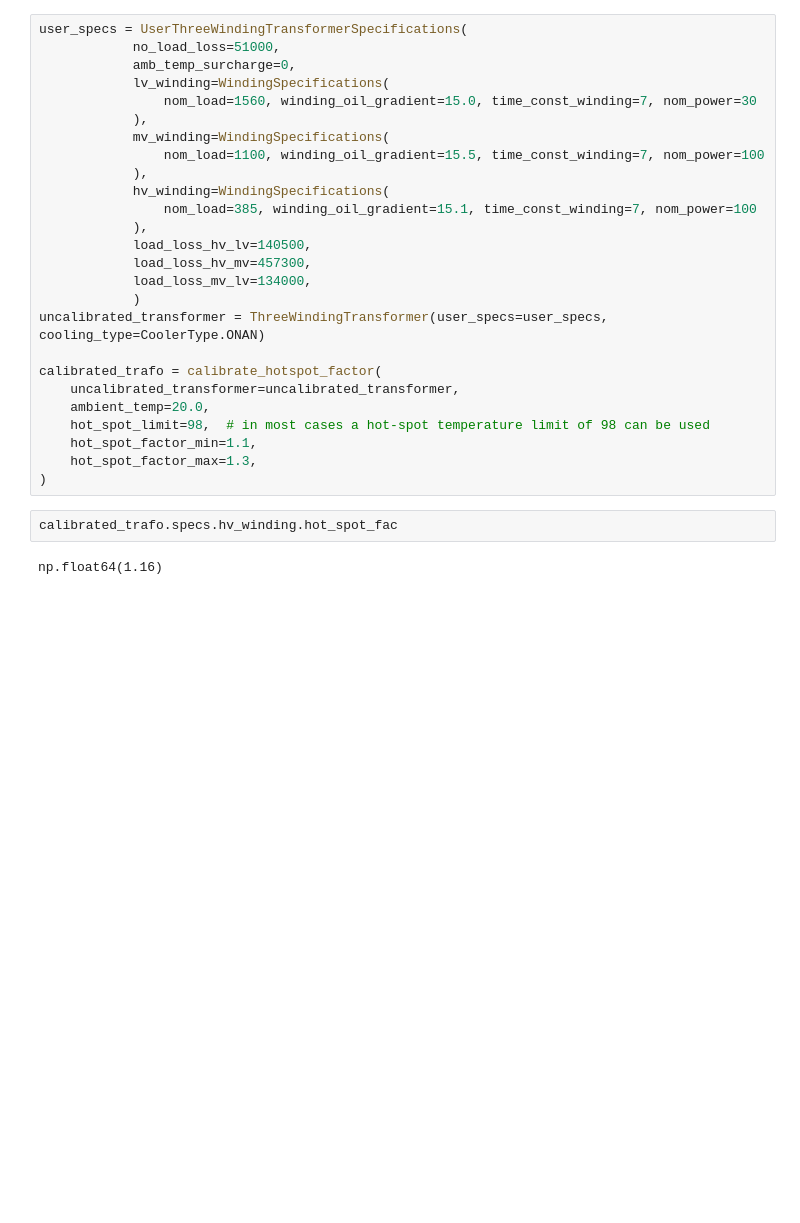
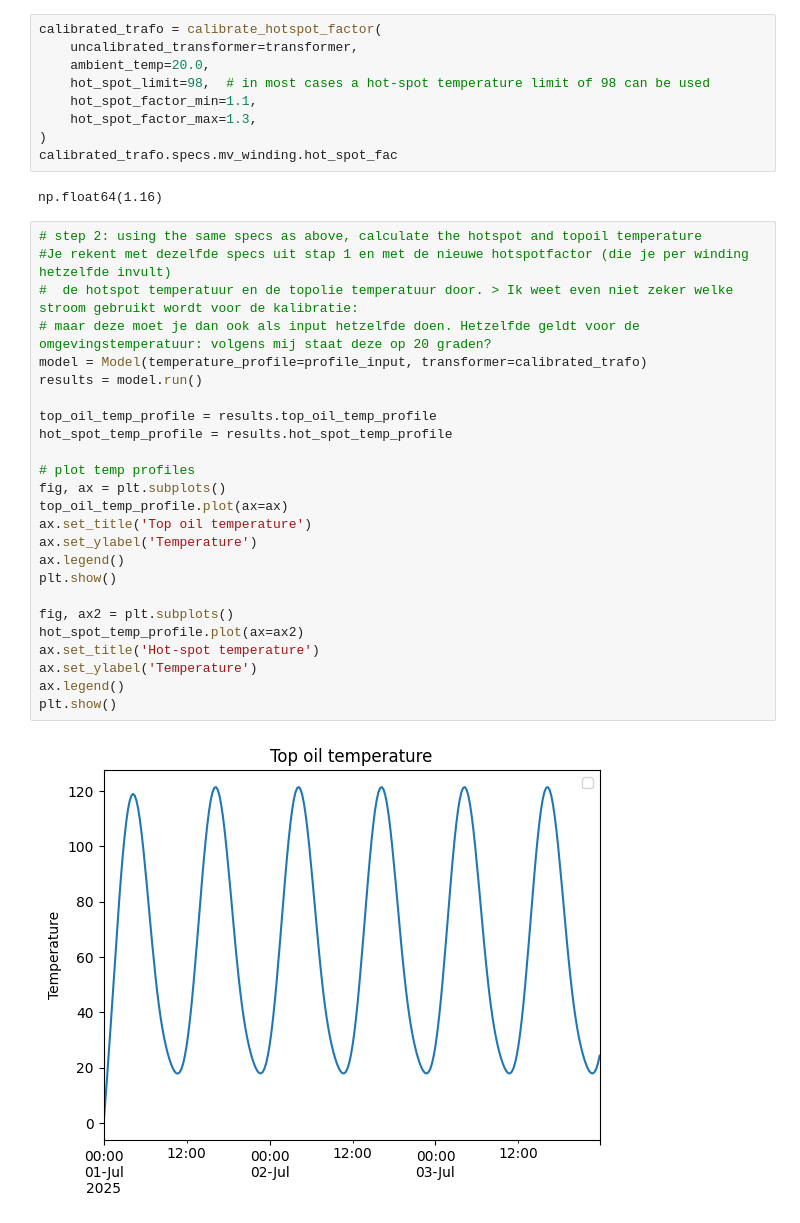
Before and after one commit to alliander-opensource/transformer-thermal-model, a Jupyter notebook: transformer_thermal_model/hot_spot_calibration/test_hotspot_calibration.ipynb, the cells around one changed output. Saved outputs shown, nothing was run; the diff lists cells and outputs as text; blank space fills up the shorter version.

```diff
--- a/transformer_thermal_model/hot_spot_calibration/test_hotspot_calibration.ipynb
+++ b/transformer_thermal_model/hot_spot_calibration/test_hotspot_calibration.ipynb
@@ -123,30 +136,38 @@ winding_oil_gradient=20.0 time_const_winding=1.0 hot_spot_fac=1.3 nom_load=1000.
 # %%
-user_specs = UserThreeWindingTransformerSpecifications(
-            no_load_loss=51000,
-            amb_temp_surcharge=0,
-            lv_winding=WindingSpecifications(
-                nom_load=1560, winding_oil_gradient=15.0, time_const_winding=7, nom_power=30
-            ),
-            mv_winding=WindingSpecifications(
-                nom_load=1100, winding_oil_gradient=15.5, time_const_winding=7, nom_power=100
-            ),
-            hv_winding=WindingSpecifications(
-                nom_load=385, winding_oil_gradient=15.1, time_const_winding=7, nom_power=100
-            ),
-            load_loss_hv_lv=140500,
-            load_loss_hv_mv=457300,
-            load_loss_mv_lv=134000,
-            )
-uncalibrated_transformer = ThreeWindingTransformer(user_specs=user_specs, cooling_type=CoolerType.ONAN)
-
 calibrated_trafo = calibrate_hotspot_factor(
-    uncalibrated_transformer=uncalibrated_transformer,
+    uncalibrated_transformer=transformer,
     ambient_temp=20.0,
     hot_spot_limit=98,  # in most cases a hot-spot temperature limit of 98 can be used
     hot_spot_factor_min=1.1,
     hot_spot_factor_max=1.3,
 )
+calibrated_trafo.specs.mv_winding.hot_spot_fac
+# %% [output]
+np.float64(1.16)
 # %%
-calibrated_trafo.specs.hv_winding.hot_spot_fac
+# step 2: using the same specs as above, calculate the hotspot and topoil temperature
+#Je rekent met dezelfde specs uit stap 1 en met de nieuwe hotspotfactor (die je per winding hetzelfde invult)
+#  de hotspot temperatuur en de topolie temperatuur door. > Ik weet even niet zeker welke stroom gebruikt wordt voor de kalibratie:
+# maar deze moet je dan ook als input hetzelfde doen. Hetzelfde geldt voor de omgevingstemperatuur: volgens mij staat deze op 20 graden?
+model = Model(temperature_profile=profile_input, transformer=calibrated_trafo)
+results = model.run()
+
+top_oil_temp_profile = results.top_oil_temp_profile
+hot_spot_temp_profile = results.hot_spot_temp_profile
+
+# plot temp profiles
+fig, ax = plt.subplots()
+top_oil_temp_profile.plot(ax=ax)
+ax.set_title('Top oil temperature')
+ax.set_ylabel('Temperature')
+ax.legend()
+plt.show()
+
+fig, ax2 = plt.subplots()
+hot_spot_temp_profile.plot(ax=ax2)
+ax.set_title('Hot-spot temperature')
+ax.set_ylabel('Temperature')
+ax.legend()
+plt.show()
 # %% [output]
-np.float64(1.16)
+[figure, added]
```
Also changed, not shown: parts of 8 cells of this notebook, 2 other files.
